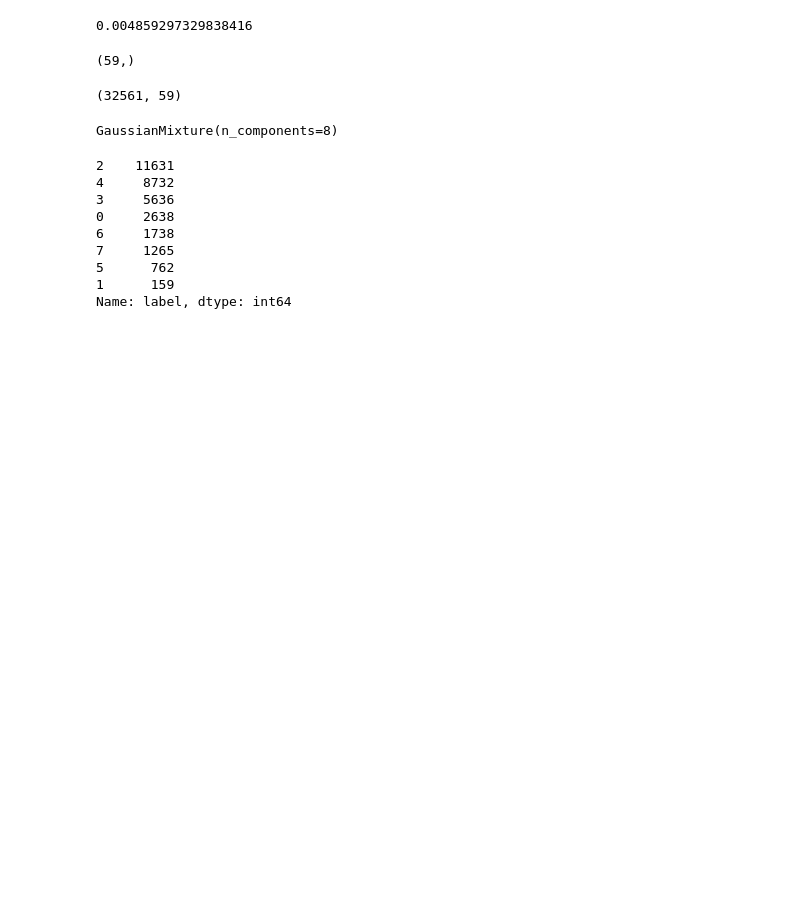
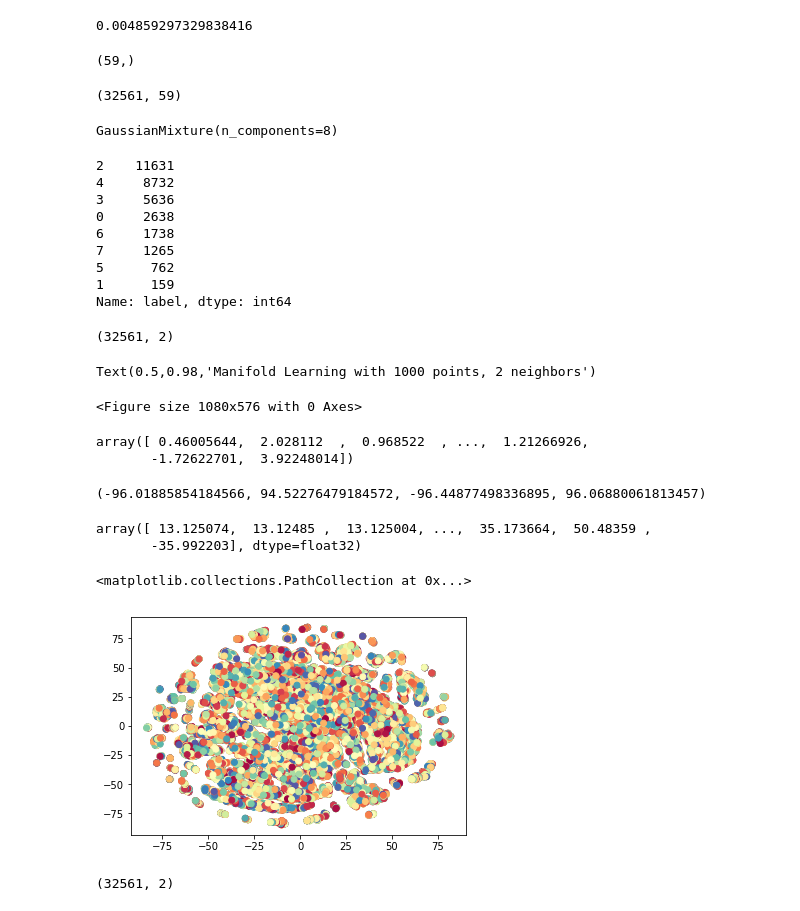
Before and after one commit to neojohny/ml_7641, a Jupyter notebook: homework3/clustering.ipynb, the cells around one changed output. Cells and saved outputs as stored; diff of their text form; code cells hidden in the pictures; blank space fills up the shorter version.

```diff
--- a/homework3/clustering.ipynb
+++ b/homework3/clustering.ipynb
@@ -67,3 +67,57 @@ pd.DataFrame(gm.fit_predict(X),columns=['label']).label.value_counts()
 5      762
 1      159
 Name: label, dtype: int64
+# %%
+import numpy as np
+from sklearn.manifold import TSNE
+
+X_embedded = TSNE(n_components=2).fit_transform(X)
+X_embedded.shape
+# %% [output]
+(32561, 2)
+# %%
+import matplotlib.pyplot as plt
+from mpl_toolkits.mplot3d import Axes3D
+from matplotlib.ticker import NullFormatter
+n_neighbors=2
+
+fig = plt.figure(figsize=(15, 8))
+fig.suptitle("Manifold Learning with %i points, %i neighbors"
+             % (1000, n_neighbors), fontsize=14)
+# %% [output]
+Text(0.5,0.98,'Manifold Learning with 1000 points, 2 neighbors')
+<Figure size 1080x576 with 0 Axes>
+# %%
+from sklearn import manifold, datasets
+
+n_points = 1000
+X, color = datasets.make_s_curve(32561, random_state=0)
+# %%
+color
+# %% [output]
+array([ 0.46005644,  2.028112  ,  0.968522  , ...,  1.21266926,
+       -1.72622701,  3.92248014])
+# %%
+i=0
+ax = fig.add_subplot(2, 5, 2 + i + (i > 3))
+ax.scatter(X_embedded[:, 0], X_embedded[:, 1], c=color, cmap=plt.cm.Spectral)
+#ax.set_title("%s (%.2g sec)" % (label, t1 - t0))
+ax.xaxis.set_major_formatter(NullFormatter())
+ax.yaxis.set_major_formatter(NullFormatter())
+ax.axis('tight')
+# %% [output]
+(-96.01885854184566, 94.52276479184572, -96.44877498336895, 96.06880061813457)
+# %%
+X_embedded[:, 0]
+# %% [output]
+array([ 13.125074,  13.12485 ,  13.125004, ...,  35.173664,  50.48359 ,
+       -35.992203], dtype=float32)
+# %%
+plt.scatter(X_embedded[:, 0], X_embedded[:, 1], c=color, cmap=plt.cm.Spectral)
+# %% [output]
+<matplotlib.collections.PathCollection at 0x...>
+[figure, added]
+# %%
+X_embedded.shape
+# %% [output]
+(32561, 2)
```
Also changed, not shown: parts of 1 cell of this notebook.
